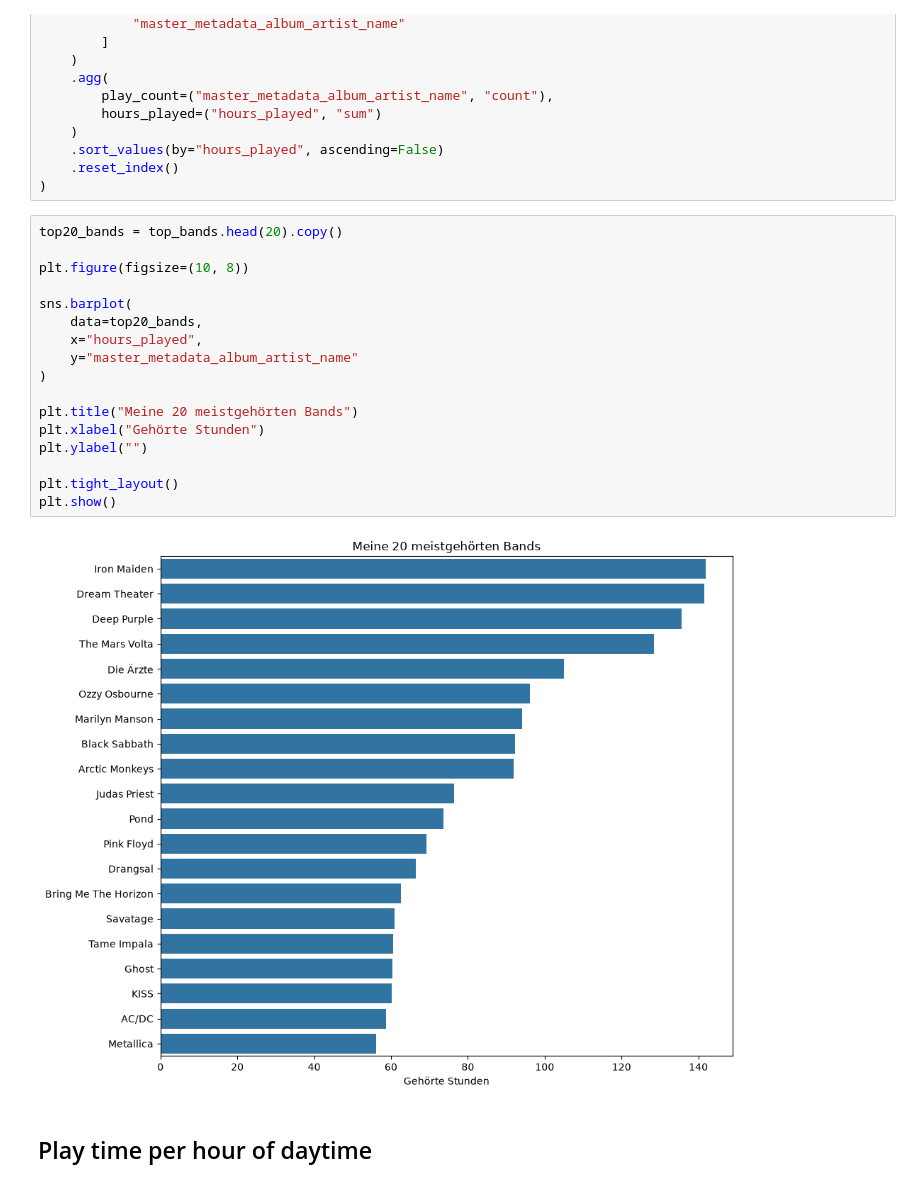
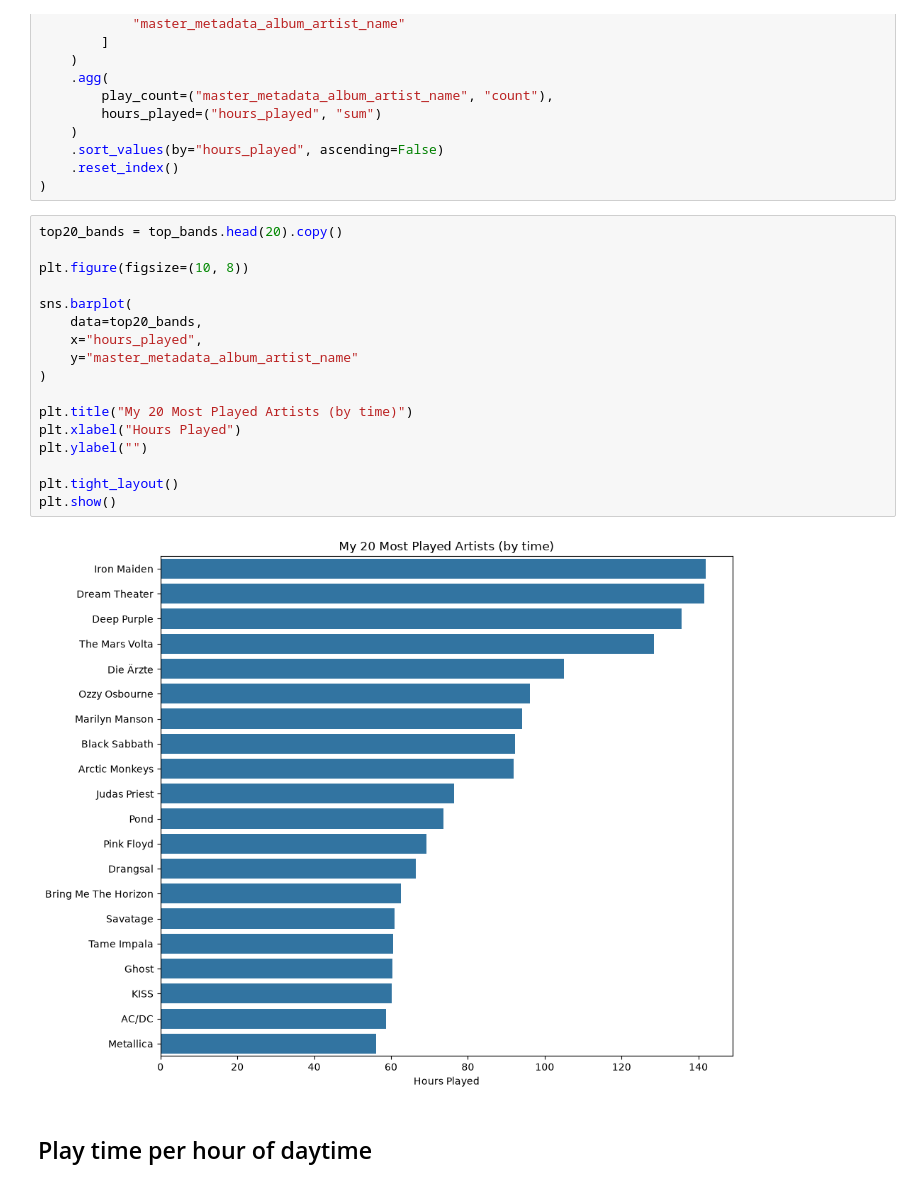
Before and after one commit to sebastianbackes-png/spotify-taste-analysis, a Jupyter notebook: notebooks/02_exploratory_analysis.ipynb, the cells around one changed output. Drawn from its saved outputs; the diff is of its cells as text.

```diff
--- a/notebooks/02_exploratory_analysis.ipynb
+++ b/notebooks/02_exploratory_analysis.ipynb
@@ -161,22 +165,22 @@ top_bands = (
 # %%
 top20_bands = top_bands.head(20).copy()
 
 plt.figure(figsize=(10, 8))
 
 sns.barplot(
     data=top20_bands,
     x="hours_played",
     y="master_metadata_album_artist_name"
 )
 
-plt.title("Meine 20 meistgehörten Bands")
-plt.xlabel("Gehörte Stunden")
+plt.title("My 20 Most Played Artists (by time)")
+plt.xlabel("Hours Played")
 plt.ylabel("")
 
 plt.tight_layout()
 plt.show()
 # %% [output]
-[figure, old version]
+[figure, new version]
 # %% [markdown]
 ## Play time per hour of daytime
 # %%
```
Also changed, not shown: parts of 5 cells of this notebook, 15 other files.
